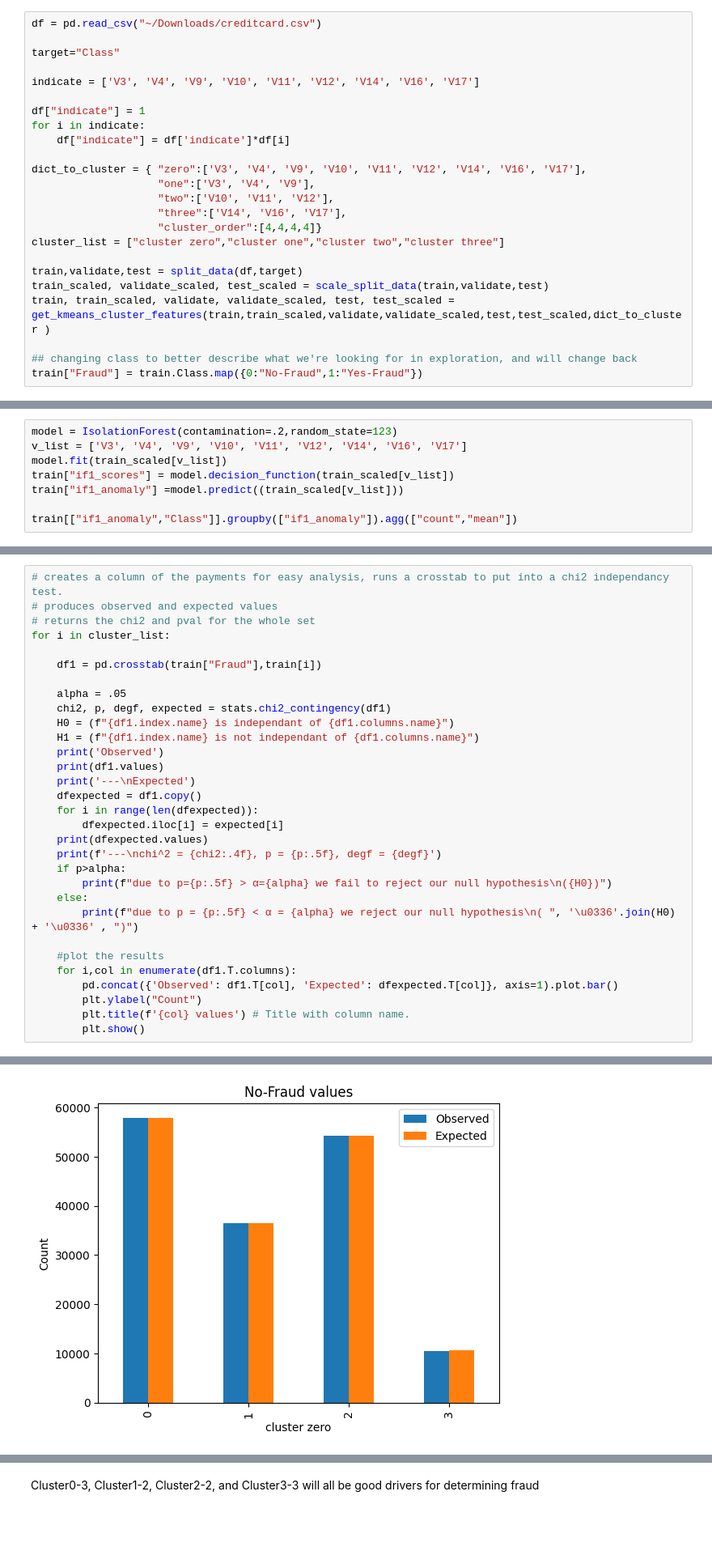
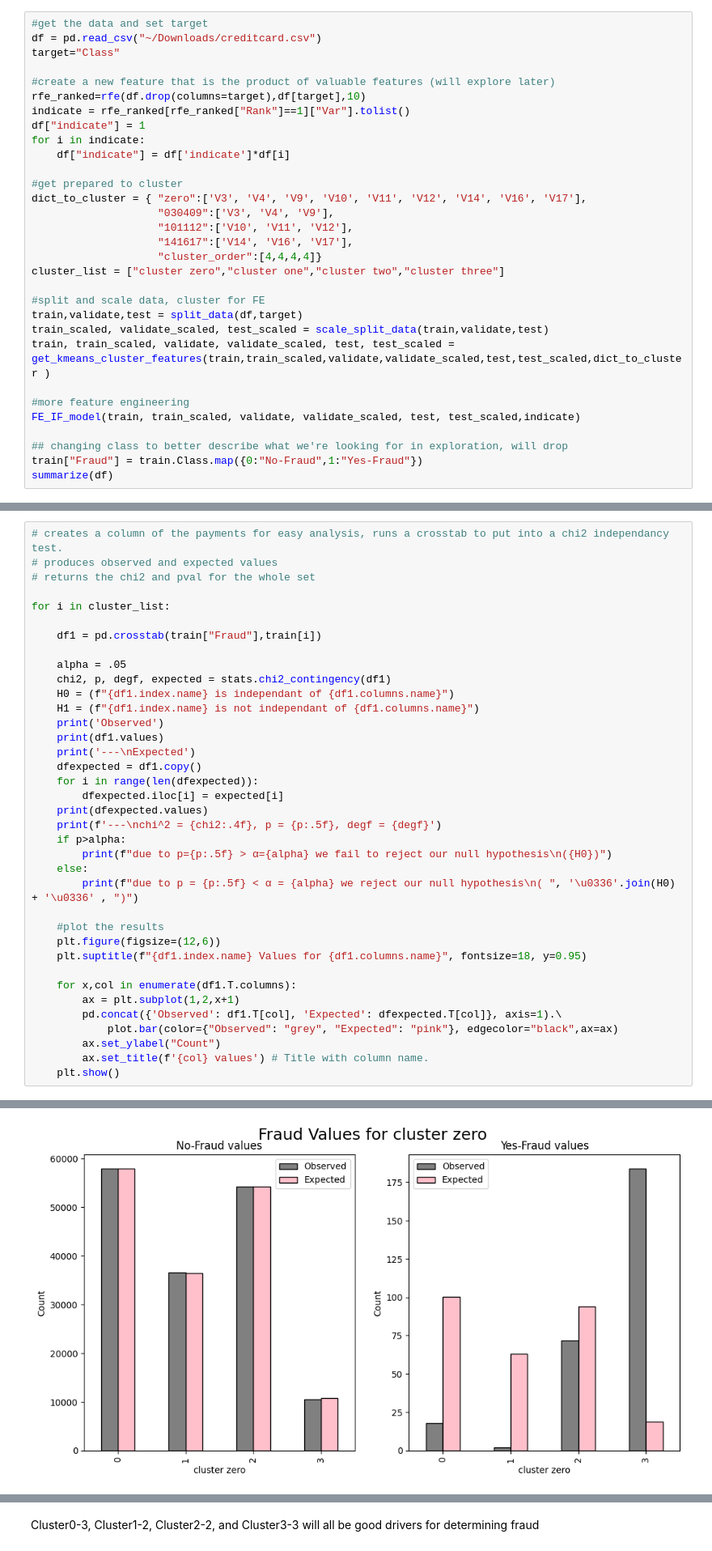
Before and after one commit to geary-shenck/independant_project, a Jupyter notebook: credit_card.ipynb, the cells around one changed output, grey strips where cells are left out. Shown at 81% size. Drawn from its saved outputs; the diff is of its cells as text; blank space fills up the shorter version.

```diff
--- a/credit_card.ipynb
+++ b/credit_card.ipynb
@@ -102,27 +208,34 @@ def get_kmeans_cluster_features(train,train_scaled,validate,validate_scaled,test
 # %%
+#get the data and set target
 df = pd.read_csv("~/Downloads/creditcard.csv")
-
 target="Class"
 
-indicate = ['V3', 'V4', 'V9', 'V10', 'V11', 'V12', 'V14', 'V16', 'V17']
-
+#create a new feature that is the product of valuable features (will explore later)
+rfe_ranked=rfe(df.drop(columns=target),df[target],10)
+indicate = rfe_ranked[rfe_ranked["Rank"]==1]["Var"].tolist()
 df["indicate"] = 1
 for i in indicate:
     df["indicate"] = df['indicate']*df[i]
 
+#get prepared to cluster
 dict_to_cluster = { "zero":['V3', 'V4', 'V9', 'V10', 'V11', 'V12', 'V14', 'V16', 'V17'],
-                    "one":['V3', 'V4', 'V9'],
-                    "two":['V10', 'V11', 'V12'],
-                    "three":['V14', 'V16', 'V17'],
+                    "030409":['V3', 'V4', 'V9'],
+                    "101112":['V10', 'V11', 'V12'],
+                    "141617":['V14', 'V16', 'V17'],
                     "cluster_order":[4,4,4,4]}
 cluster_list = ["cluster zero","cluster one","cluster two","cluster three"]
 
+#split and scale data, cluster for FE
 train,validate,test = split_data(df,target)
 train_scaled, validate_scaled, test_scaled = scale_split_data(train,validate,test)
 train, train_scaled, validate, validate_scaled, test, test_scaled = get_kmeans_cluster_features(train,train_scaled,validate,validate_scaled,test,test_scaled,dict_to_cluster )
 
-## changing class to better describe what we're looking for in exploration, and will change back
+#more feature engineering
+FE_IF_model(train, train_scaled, validate, validate_scaled, test, test_scaled,indicate)
+
+## changing class to better describe what we're looking for in exploration, will drop
 train["Fraud"] = train.Class.map({0:"No-Fraud",1:"Yes-Fraud"})
+summarize(df)
 # %% [output]
 (159491, 32) (68354, 32) (56962, 32)
 A value is trying to be set on a copy of a slice from a DataFrame.
@@ -161,8 +274,0 @@ train_scaled
-# %%
-model = IsolationForest(contamination=.2,random_state=123)
-v_list = ['V3', 'V4', 'V9', 'V10', 'V11', 'V12', 'V14', 'V16', 'V17']
-model.fit(train_scaled[v_list])
-train["if1_scores"] = model.decision_function(train_scaled[v_list])
-train["if1_anomaly"] =model.predict((train_scaled[v_list]))
-
-train[["if1_anomaly","Class"]].groupby(["if1_anomaly"]).agg(["count","mean"])
@@ -184,6 +297,7 @@ plt.grid(False) # Hide gridlines
 # creates a column of the payments for easy analysis, runs a crosstab to put into a chi2 independancy test.
 # produces observed and expected values
 # returns the chi2 and pval for the whole set
+
 for i in cluster_list:
 
     df1 = pd.crosstab(train["Fraud"],train[i])
@@ -191,36 +305,41 @@ for i in cluster_list:
     alpha = .05
     chi2, p, degf, expected = stats.chi2_contingency(df1)
     H0 = (f"{df1.index.name} is independant of {df1.columns.name}")
     H1 = (f"{df1.index.name} is not independant of {df1.columns.name}")
     print('Observed')
     print(df1.values)
     print('---\nExpected')
     dfexpected = df1.copy()
     for i in range(len(dfexpected)):
         dfexpected.iloc[i] = expected[i]
     print(dfexpected.values)
     print(f'---\nchi^2 = {chi2:.4f}, p = {p:.5f}, degf = {degf}')
     if p>alpha:
         print(f"due to p={p:.5f} > α={alpha} we fail to reject our null hypothesis\n({H0})")
     else:
         print(f"due to p = {p:.5f} < α = {alpha} we reject our null hypothesis\n( ", '\u0336'.join(H0) + '\u0336' , ")")
 
     #plot the results
-    for i,col in enumerate(df1.T.columns):
-        pd.concat({'Observed': df1.T[col], 'Expected': dfexpected.T[col]}, axis=1).plot.bar()
-        plt.ylabel("Count")
-        plt.title(f'{col} values') # Title with column name.
-        plt.show()
+    plt.figure(figsize=(12,6))
+    plt.suptitle(f"{df1.index.name} Values for {df1.columns.name}", fontsize=18, y=0.95)
+
+    for x,col in enumerate(df1.T.columns):
+        ax = plt.subplot(1,2,x+1)
+        pd.concat({'Observed': df1.T[col], 'Expected': dfexpected.T[col]}, axis=1).\
+            plot.bar(color={"Observed": "grey", "Expected": "pink"}, edgecolor="black",ax=ax)
+        ax.set_ylabel("Count")
+        ax.set_title(f'{col} values') # Title with column name.
+    plt.show()
 # %% [output]
 Observed
 [[57908 36536 54223 10548]
  [   18     2    72   184]]
 ---
 Expected
 [[5.78257588e+04 3.64747708e+04 5.42010422e+04 1.07134282e+04]
  [1.00241242e+02 6.32291979e+01 9.39577782e+01 1.85717815e+01]]
 ---
 chi^2 = 1608.2330, p = 0.00000, degf = 3
 due to p = 0.00000 < α = 0.05 we reject our null hypothesis
 (  F̶r̶a̶u̶d̶ ̶i̶s̶ ̶i̶n̶d̶e̶p̶e̶n̶d̶a̶n̶t̶ ̶o̶f̶ ̶c̶l̶u̶s̶t̶e̶r̶ ̶z̶e̶r̶o̶ )
-[figure, old version]
+[figure, new version]
```
Also changed, not shown: parts of 17 cells of this notebook.
